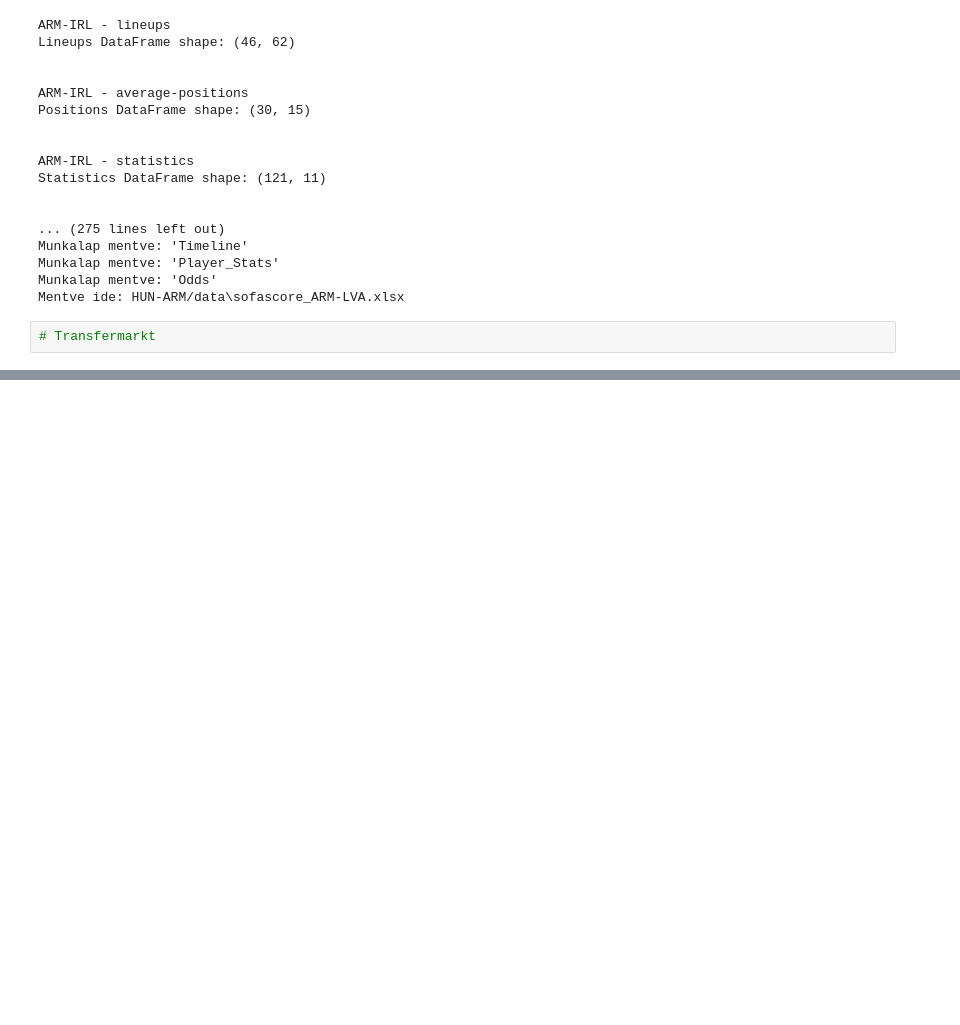
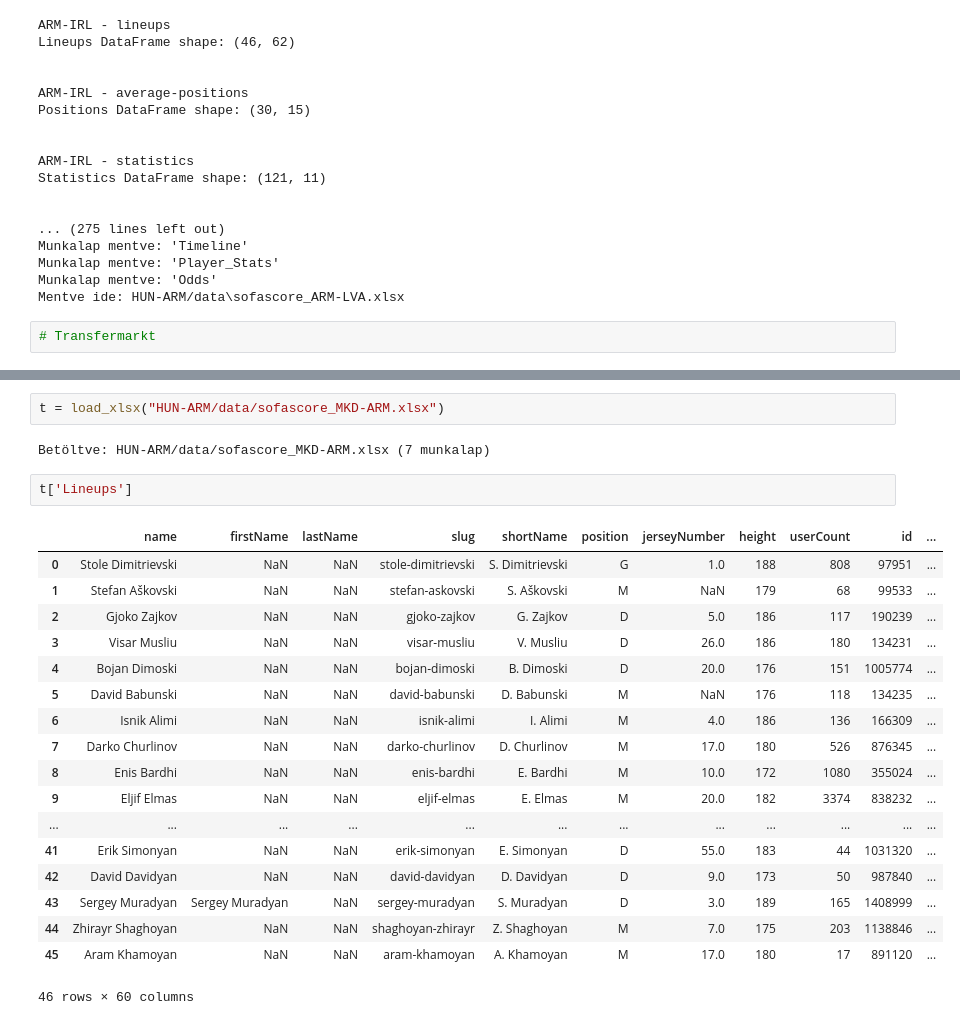
Before and after one commit to Admex666/TSDP, a Jupyter notebook: HUN-ARM/main.ipynb, the cells around one changed output, grey strips where cells are left out. Cells and saved outputs as stored; diff of their text form; blank space fills up the shorter version.

Commit message:
load data

```diff
--- a/HUN-ARM/main.ipynb
+++ b/HUN-ARM/main.ipynb
@@ -832,0 +940,25 @@ Mentve ide: HUN-ARM/data\sofascore_ARM-LVA.xlsx
+# %%
+t = load_xlsx("HUN-ARM/data/sofascore_MKD-ARM.xlsx")
+# %% [output]
+Betöltve: HUN-ARM/data/sofascore_MKD-ARM.xlsx (7 munkalap)
+# %%
+t['Lineups']
+# %% [output]
+|  | name | firstName | lastName | slug | shortName | position | jerseyNumber | height | userCount | id | ... |
+| 0 | Stole Dimitrievski | NaN | NaN | stole-dimitrievski | S. Dimitrievski | G | 1.0 | 188 | 808 | 97951 | ... |
+| 1 | Stefan Aškovski | NaN | NaN | stefan-askovski | S. Aškovski | M | NaN | 179 | 68 | 99533 | ... |
+| 2 | Gjoko Zajkov | NaN | NaN | gjoko-zajkov | G. Zajkov | D | 5.0 | 186 | 117 | 190239 | ... |
+| 3 | Visar Musliu | NaN | NaN | visar-musliu | V. Musliu | D | 26.0 | 186 | 180 | 134231 | ... |
+| 4 | Bojan Dimoski | NaN | NaN | bojan-dimoski | B. Dimoski | D | 20.0 | 176 | 151 | 1005774 | ... |
+| 5 | David Babunski | NaN | NaN | david-babunski | D. Babunski | M | NaN | 176 | 118 | 134235 | ... |
+| 6 | Isnik Alimi | NaN | NaN | isnik-alimi | I. Alimi | M | 4.0 | 186 | 136 | 166309 | ... |
+| 7 | Darko Churlinov | NaN | NaN | darko-churlinov | D. Churlinov | M | 17.0 | 180 | 526 | 876345 | ... |
+| 8 | Enis Bardhi | NaN | NaN | enis-bardhi | E. Bardhi | M | 10.0 | 172 | 1080 | 355024 | ... |
+| 9 | Eljif Elmas | NaN | NaN | eljif-elmas | E. Elmas | M | 20.0 | 182 | 3374 | 838232 | ... |
+| ... | ... | ... | ... | ... | ... | ... | ... | ... | ... | ... | ... |
+| 41 | Erik Simonyan | NaN | NaN | erik-simonyan | E. Simonyan | D | 55.0 | 183 | 44 | 1031320 | ... |
+| 42 | David Davidyan | NaN | NaN | david-davidyan | D. Davidyan | D | 9.0 | 173 | 50 | 987840 | ... |
+| 43 | Sergey Muradyan | Sergey Muradyan | NaN | sergey-muradyan | S. Muradyan | D | 3.0 | 189 | 165 | 1408999 | ... |
+| 44 | Zhirayr Shaghoyan | NaN | NaN | shaghoyan-zhirayr | Z. Shaghoyan | M | 7.0 | 175 | 203 | 1138846 | ... |
+| 45 | Aram Khamoyan | NaN | NaN | aram-khamoyan | A. Khamoyan | M | 17.0 | 180 | 17 | 891120 | ... |
+46 rows × 60 columns
```
Also changed, not shown: parts of 4 cells of this notebook, 5 other files.
